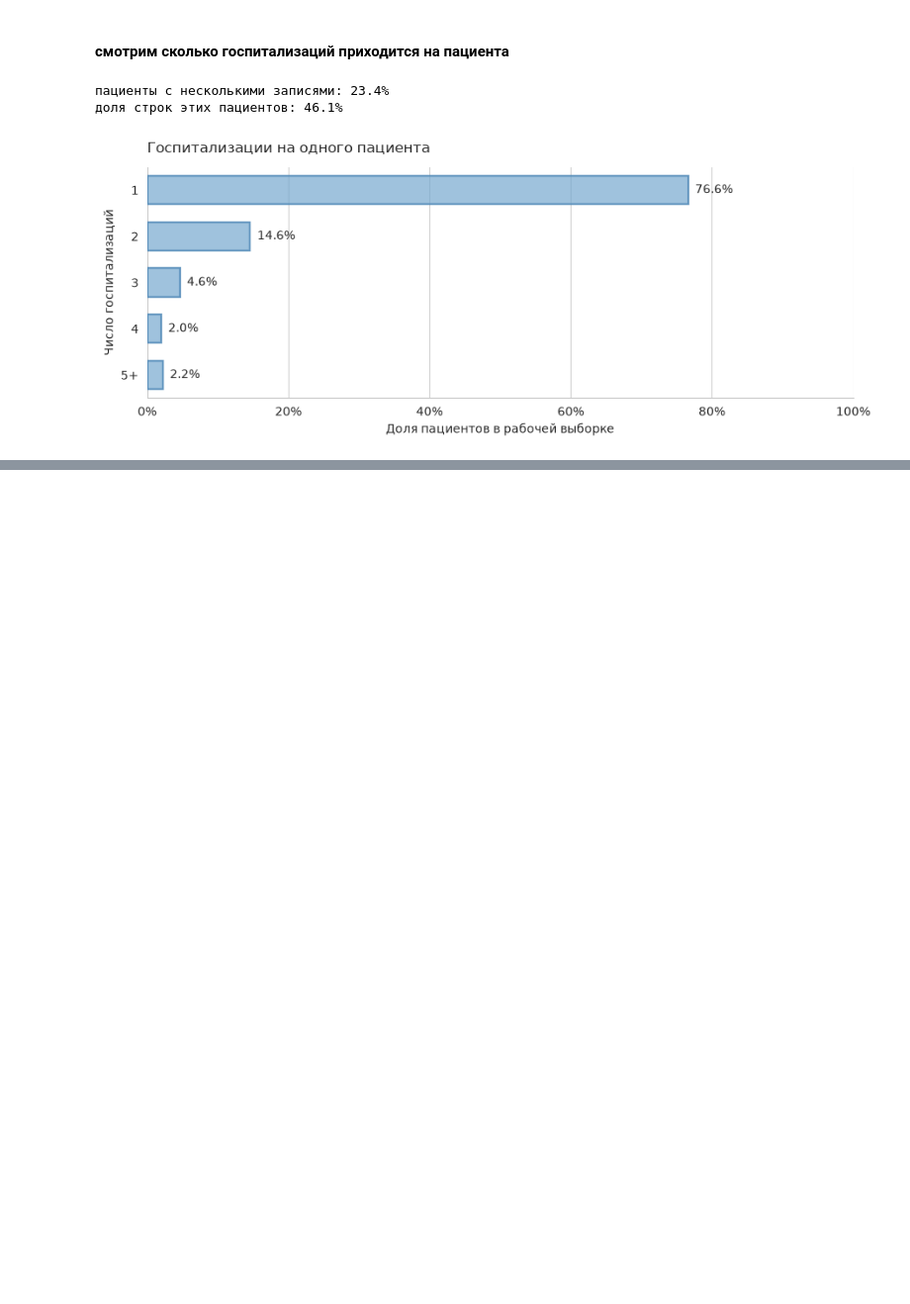
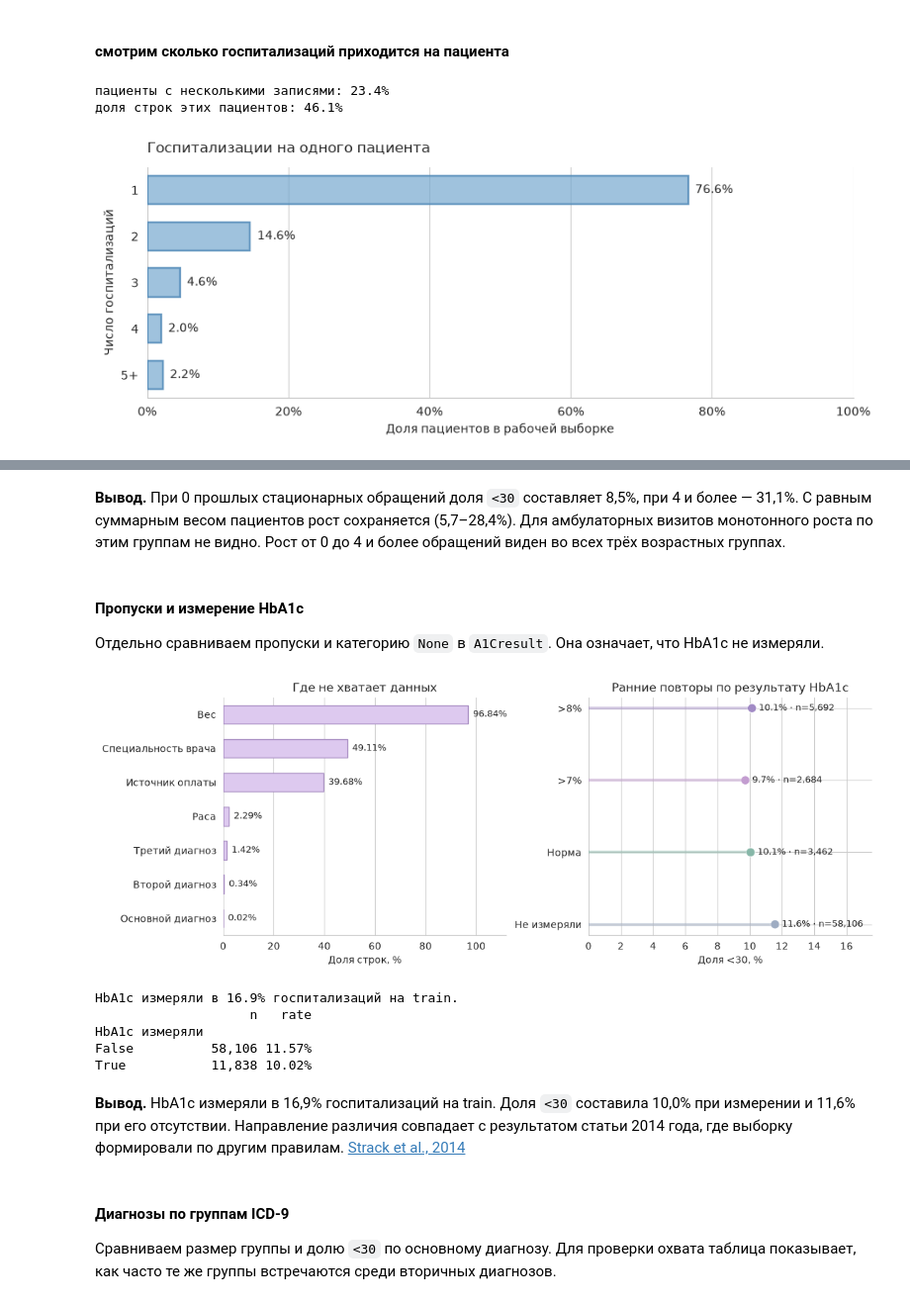
Before and after one commit to FlexonaFFt/cu-ml-diabetes-project, a Jupyter notebook: eda_notebooks/eda_fundamental.ipynb, the cells around one changed output, grey strips where cells are left out. Shown at 99% size. Saved outputs shown, nothing was run; the diff lists cells and outputs as text; code cells hidden in the pictures; blank space fills up the shorter version.

```diff
--- a/eda_notebooks/eda_fundamental.ipynb
+++ b/eda_notebooks/eda_fundamental.ipynb
@@ -272,0 +402,59 @@ plt.show()
+# %% [markdown]
+**Вывод.** При 0 прошлых стационарных обращений доля `<30` составляет 8,5%, при 4 и более — 31,1%. С равным суммарным весом пациентов рост сохраняется (5,7–28,4%). Для амбулаторных визитов монотонного роста по этим группам не видно. Рост от 0 до 4 и более обращений виден во всех трёх возрастных группах.
+# %% [markdown]
+#### Пропуски и измерение HbA1c
+
+Отдельно сравниваем пропуски и категорию `None` в `A1Cresult`. Она означает, что HbA1c не измеряли.
+# %%
+missing_pct = (train.isna().mean() * 100).loc[lambda values: values > 0].sort_values(ascending=False)
+a1c_order = ["None", "Norm", ">7", ">8"]
+a1c_summary = (
+    train.groupby("A1Cresult")["readmitted_30d"].agg(n="size", rate="mean").reindex(a1c_order)
+)
+measured = train["A1Cresult"].ne("None")
+a1c_comparison = train.groupby(measured.rename("HbA1c измеряли"))["readmitted_30d"].agg(n="size", rate="mean")
+
+
+field_labels = {
+    "weight": "Вес", "medical_specialty": "Специальность врача",
+    "payer_code": "Источник оплаты", "race": "Раса",
+    "diag_1": "Основной диагноз", "diag_2": "Второй диагноз", "diag_3": "Третий диагноз",
+}
+result_labels = ["Не измеряли", "Норма", ">7%", ">8%"]
+result_colors = ["#9EACC2", "#87B7A8", "#C39DD0", "#A18AC5"]
+
+with sns.axes_style("whitegrid", {"axes.grid.axis": "x"}):
+    fig, (missing_ax, result_ax) = plt.subplots(1, 2, figsize=(11, 4.1), layout="constrained")
+    sns.barplot(x=missing_pct, y=missing_pct.index.map(lambda field: field_labels.get(field, field)),
+                color="#DDC9EF", saturation=1, edgecolor="#AA90C4", width=0.55, ax=missing_ax)
+    missing_ax.bar_label(missing_ax.containers[0], fmt="%.2f%%", padding=5, fontsize=9)
+    missing_ax.set(title="Где не хватает данных", xlabel="Доля строк, %", ylabel=None, xlim=(0, 112))
+
+    rates = a1c_summary["rate"].to_numpy() * 100
+    result_ax.hlines(result_labels, 0, rates, colors=result_colors, alpha=0.45, linewidth=3)
+    sns.scatterplot(x=rates, y=result_labels, hue=result_labels, palette=result_colors,
+                    legend=False, s=85, edgecolor="white", linewidth=0.8, ax=result_ax)
+    for i, (n, rate) in enumerate(a1c_summary.itertuples(index=False)):
+        result_ax.annotate(f"{rate:.1%} · n={n:,}", (rate * 100, i),
+                           xytext=(7, 0), textcoords="offset points", va="center", fontsize=9)
+    result_ax.invert_yaxis()
+    result_ax.set(title="Ранние повторы по результату HbA1c", xlabel="Доля <30, %",
+                  ylabel=None, xlim=(0, max(rates) + 6))
+    sns.despine(fig=fig, left=True)
+plt.show()
+
+print(f"HbA1c измеряли в {measured.mean():.1%} госпитализаций на train.")
+print(a1c_comparison.to_string(formatters={"n": "{:,}".format, "rate": "{:.2%}".format}))
+# %% [output]
+[figure, added]
+HbA1c измеряли в 16.9% госпитализаций на train.
+                    n   rate
+HbA1c измеряли
+False          58,106 11.57%
+True           11,838 10.02%
+# %% [markdown]
+**Вывод.** HbA1c измеряли в 16,9% госпитализаций на train. Доля `<30` составила 10,0% при измерении и 11,6% при его отсутствии. Направление различия совпадает с результатом статьи 2014 года, где выборку формировали по другим правилам. [Strack et al., 2014](https://pmc.ncbi.nlm.nih.gov/articles/PMC3996476/)
+# %% [markdown]
+#### Диагнозы по группам ICD-9
+
+Сравниваем размер группы и долю `<30` по основному диагнозу. Для проверки охвата таблица показывает, как часто те же группы встречаются среди вторичных диагнозов.
```
Also changed, not shown: parts of 20 cells of this notebook.
